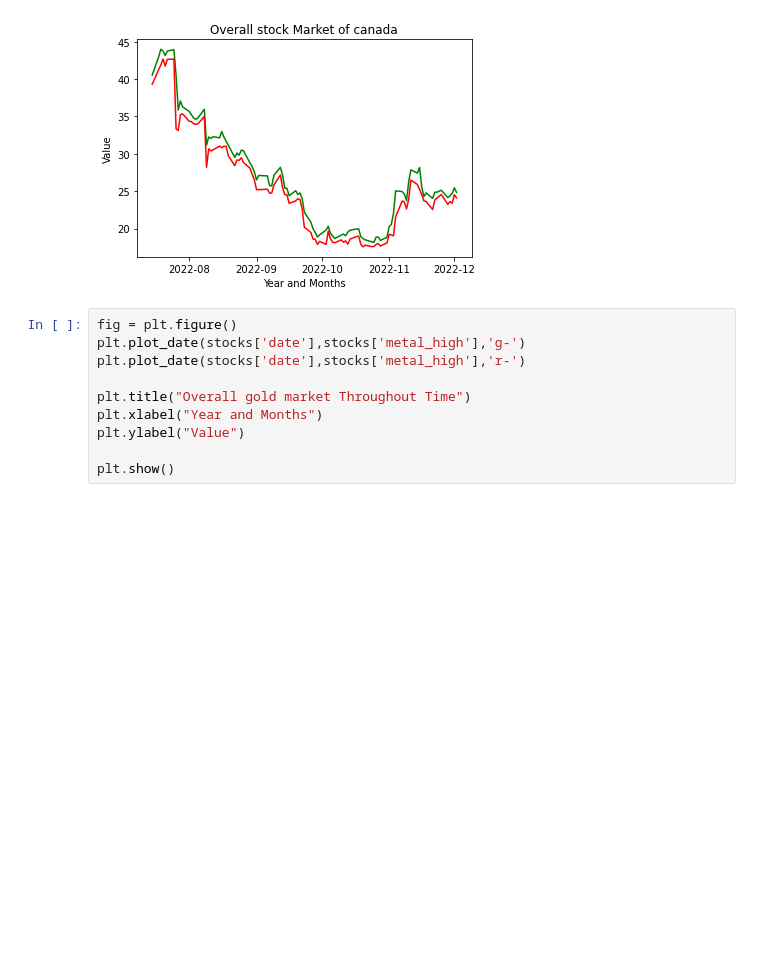
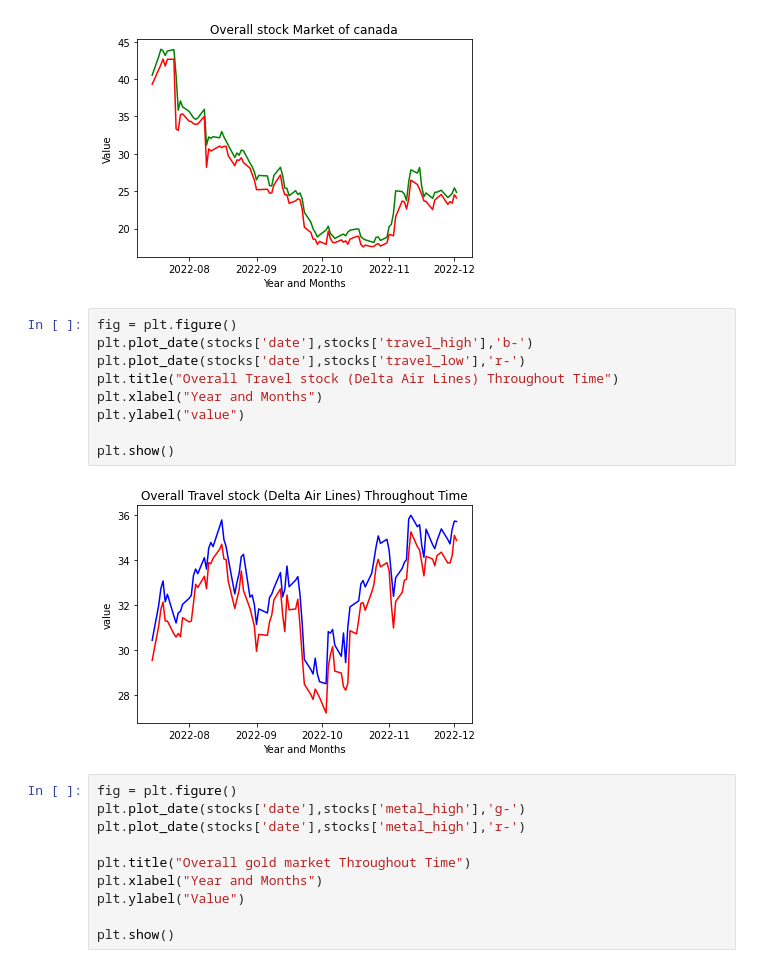
Before and after one commit to AIDA-Saskatchewan-polytechnic/FInal_Project-by-YAM-Group, a Jupyter notebook: FinalProject.ipynb, the cells around one changed output. Cells and saved outputs as stored; diff of their text form; blank space fills up the shorter version.

Commit message:
Overall Travel stock Graph

```diff
--- a/FinalProject.ipynb
+++ b/FinalProject.ipynb
@@ -348,6 +348,17 @@ plt.ylabel("Value")
 plt.show()
 # %% [output]
 [figure]
+# %%
+fig = plt.figure()
+plt.plot_date(stocks['date'],stocks['travel_high'],'b-')
+plt.plot_date(stocks['date'],stocks['travel_low'],'r-')
+plt.title("Overall Travel stock (Delta Air Lines) Throughout Time")
+plt.xlabel("Year and Months")
+plt.ylabel("value")
+
+plt.show()
+# %% [output]
+[figure, added]
 # %%
 fig = plt.figure()
 plt.plot_date(stocks['date'],stocks['metal_high'],'g-')
```
